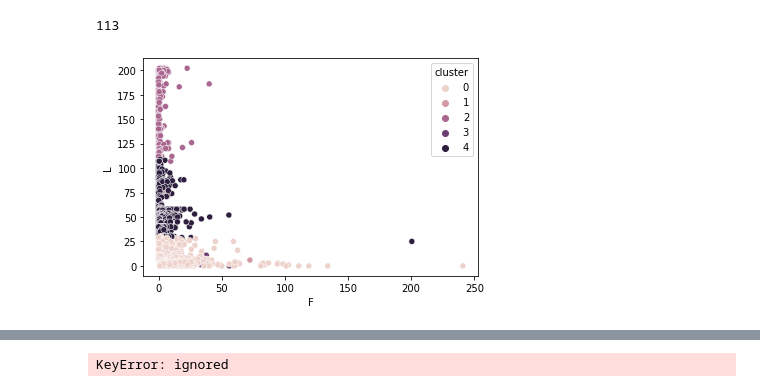
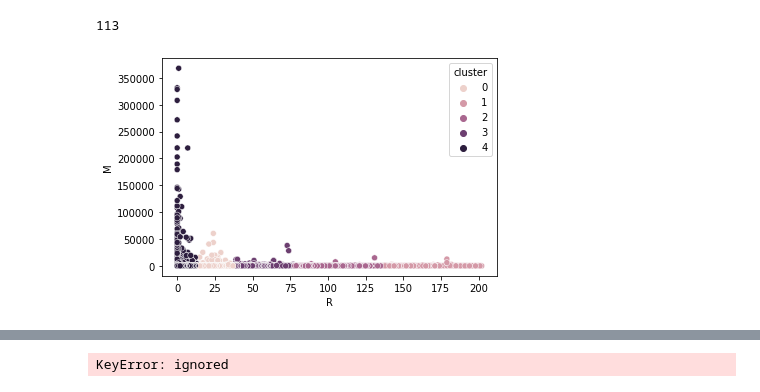
Before and after one commit to bhkwon89/Chat_analysis, a Jupyter notebook: cp2_test.ipynb, the cells around one changed output, grey strips where cells are left out. Saved outputs shown, nothing was run; the diff lists cells and outputs as text; code cells hidden in the pictures.

```diff
--- a/cp2_test.ipynb
+++ b/cp2_test.ipynb
@@ -46,8 +46,10 @@ path_celeb = '/content/drive/MyDrive/cp2/celebrity.csv'
 path_char  = '/content/drive/MyDrive/cp2/chat_data.csv'
 path_charR = '/content/drive/MyDrive/cp2/chat_raw.csv'
 path_room  = '/content/drive/MyDrive/cp2/room_info.csv'
+path_sticker = '/content/drive/MyDrive/cp2/sticker_price.csv'
 
 df_celeb = pd.read_csv(path_celeb,encoding='CP949')
 df_chat  = pd.read_csv(path_char,encoding='CP949')
 df_chatR = pd.read_csv(path_charR,encoding='CP949')
 df_room  = pd.read_csv(path_room,encoding='CP949')
+df_sticker  = pd.read_csv(path_sticker)
@@ -183,3 +189,6 @@ df_chat = df_chat[~(df_chat['owner'].isna())]
 #9. room 시트와 머지
 df_chat = pd.merge(left = df_chat , right = df_room[['channel_url', 'channel_member_count']], how = "left", on = "channel_url")
 # 확인 결과 머지 않되는 부분은 없음
+
+#10. sticker info와 머지
+df_chat = pd.merge(left = df_chat , right = df_sticker[['message', 'price']], how = "left", on = "message")
@@ -324,6 +376,6 @@ dfRfmByRoom
 # %%
 # 특정 방 Owner에 대한 RFM
-dfRfmByRoomOnlyOwner = pd.DataFrame(columns=['channel_name','channel_url', 'R', 'F', 'L', 'MM', 'MS'])
+dfRfmByRoomOnlyOwner = pd.DataFrame(columns=['channel_name','channel_url', 'R', 'F', 'L', 'MNum', 'MLen', 'MS', 'M'])
 count_NoOwnerRoom = 0
 
 for dfByRoom in listDfByRoom:
@@ -335,29 +387,36 @@ for dfByRoom in listDfByRoom:
 
   listDfByUser = GetListUserDataframeFromRoom(dfByRoom)
 
-  SUM = {'R':0, 'F':0, 'L':0, 'MM':0, 'MS':0}
+  SUM = {'R':0, 'F':0, 'L':0, 'MNum':0, 'MLen':0, 'MS':0, 'M':0}
   for dfByUser in listDfByUser:
 
-    R, F, L, MM, MS = GetRFMdataFromUser(dfByUser)
+    R, F, L, MNum, MLen, MS, M = GetRFMdataFromUser(dfByUser)
     SUM['R'] += R
     SUM['F'] += F
     SUM['L'] += L
-    SUM['MM'] += MM
+    SUM['MNum'] += MNum
+    SUM['MLen'] += MLen
     SUM['MS'] += MS
+    SUM['M'] += MS
 
   #print(listDfByUser)
   if len(listDfByUser) == 0:
     average_R = np.nan
     average_F = np.nan
     average_L = np.nan
-    average_MM = np.nan
+    average_MNum = np.nan
+    average_MLen = np.nan
     average_MS = np.nan
+    average_M = np.nan
+
   else:
     average_R = SUM['R']/len(listDfByUser)
     average_F = SUM['F']/len(listDfByUser)
     average_L = SUM['L']/len(listDfByUser)
-    average_MM = SUM['MM']/len(listDfByUser)
+    average_MNum = SUM['MNum']/len(listDfByUser)
+    average_MLen = SUM['MLen']/len(listDfByUser)
     average_MS = SUM['MS']/len(listDfByUser)
+    average_M = SUM['M']/len(listDfByUser)
 
   #print('방 평균 R : ', average_R, '방 평균 F : ', average_F, '방 평균 L : ', average_L, '방 평균 MM : ', average_MM, '방 평균 MS : ', average_MS)
   df_tmp = pd.DataFrame({'channel_name' : [dfByRoom.iloc[0, 0]],
@@ -365,11 +424,13 @@ for dfByRoom in listDfByRoom:
                          'R' : [average_R],
                          'F' : [average_F],
                          'L' : [average_L],
-                         'MM' :[average_MM],
-                         'MS' :[average_MS]})
+                         'MLen' :[average_MLen],
+                         'MNum' :[average_MNum],
+                         'MS' :[average_MS],
+                         'M' : [average_M]})
   dfRfmByRoomOnlyOwner = dfRfmByRoomOnlyOwner.append(df_tmp)
 
-dfRfmByRoomOnlyOwner['cluster'] = GetClusterFromDataframe(dfRfmByRoomOnlyOwner, 5)
+dfRfmByRoomOnlyOwner['cluster'] = GetClusterFromDataframe(dfRfmByRoomOnlyOwner[['R', 'F', 'M']], 5)
 dfRfmByRoomOnlyOwner.to_csv('/content/drive/MyDrive/cp2/owner_RFM_open.csv')
 print(count_NoOwnerRoom)
 # %% [output]
@@ -475,10 +585,10 @@ print(count)
 113
 # %%
 import seaborn as sns
-fig = sns.scatterplot(x='F', y='L', data=dfRfmByFan_Room, hue='cluster')
+fig = sns.scatterplot(x='R', y='M', data=dfRfmByFan_Room, hue='cluster')
 #fig.show()
 # %% [output]
-[figure, old version]
+[figure, new version]
 # %%
 import plotly.express as px
 df = px.data.iris()
```
Also changed, not shown: parts of 19 cells of this notebook.
